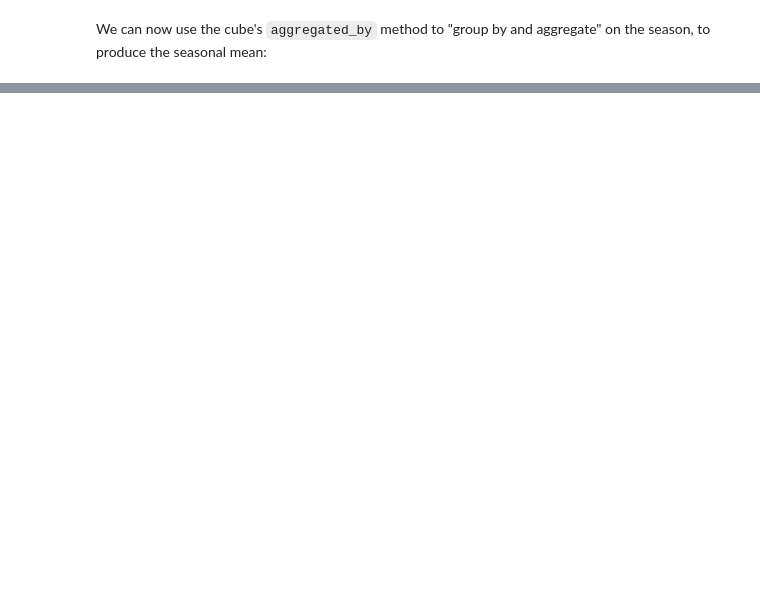
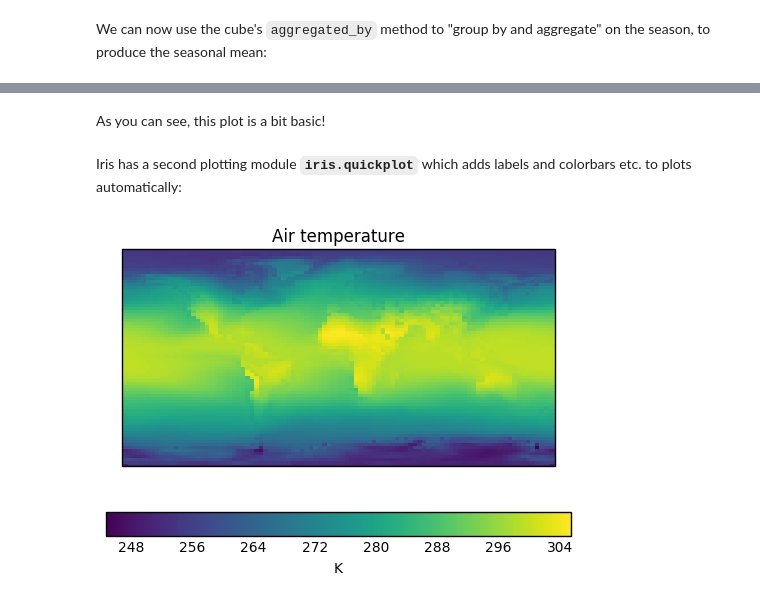
Before and after one commit to duncanwp/python_for_climate_scientists, a Jupyter notebook: course_content/notebooks/iris_short_intro.ipynb, the cells around one changed output, grey strips where cells are left out. Saved outputs shown, nothing was run; the diff lists cells and outputs as text; code cells hidden in the pictures; blank space fills up the shorter version.

```diff
--- a/course_content/notebooks/iris_short_intro.ipynb
+++ b/course_content/notebooks/iris_short_intro.ipynb
@@ -435,0 +715,11 @@ print(cube.coord('year'))
+# %% [markdown]
+As you can see, this plot is a bit basic!
+# %% [markdown]
+Iris has a second plotting module **`iris.quickplot`** which adds labels and colorbars etc. to plots automatically:
+# %%
+import iris.quickplot as qplt
+
+qplt.pcolormesh(cube, cmap='viridis')
+qplt.show()
+# %% [output]
+[figure, added]
```
Also changed, not shown: parts of 133 cells of this notebook, 1 other file.
